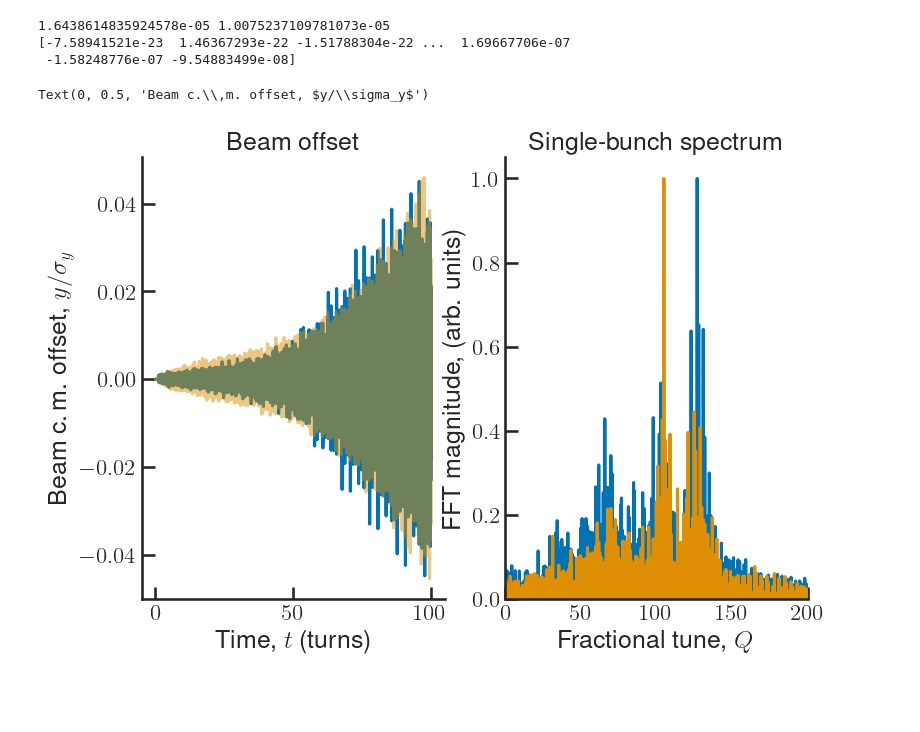
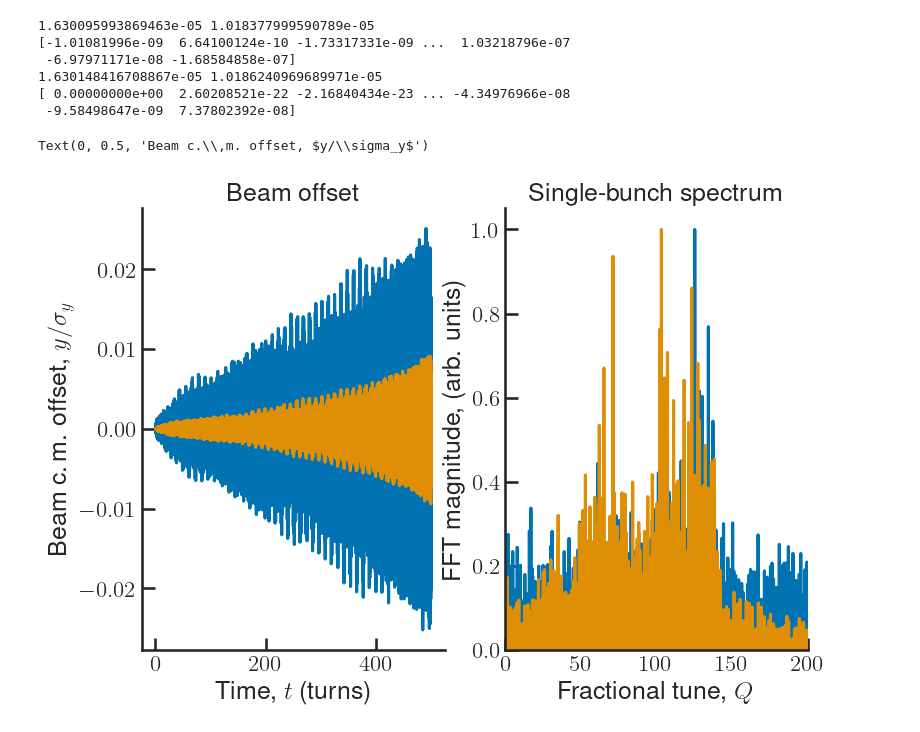
Before and after one commit to gubaidulinvadim/bii_tracking, a Jupyter notebook: notebooks/pyht_vs_mbtrack2.ipynb, the cells around one changed output. Cells and saved outputs as stored; diff of their text form; code cells hidden in the pictures; blank space fills up the shorter version.

```diff
--- a/notebooks/pyht_vs_mbtrack2.ipynb
+++ b/notebooks/pyht_vs_mbtrack2.ipynb
@@ -6,8 +6,10 @@ sys.path.append('../')
 import h5py as hp
 import numpy as np
 import matplotlib.pyplot as plt
-def plot_mbtrack2(ax, ax_fft):
-    f = hp.File('beam_monitor.hdf5')
+def plot_mbtrack2(ax, ax_fft, filename='../data/test/beam_monitor.hdf5'):
+    f = hp.File(filename)
+    # f = hp.File('../data/test/beam_monitor.hdf5')
+
     mean_y = f['Beam']['mean'][2,:,:].flatten(order='F')
     sigma_y = f['Beam']['std'][2,:,:].flatten(order='F')
     sigma_x = f['Beam']['std'][0,:,:].flatten(order='F')
@@ -49,21 +51,32 @@ def plot_pyht(ax, ax_fft):
 # %%
 %matplotlib inline
 fig, (ax, ax_fft) = plt.subplots(1, 2)
-plot_mbtrack2(ax, ax_fft)
-plot_pyht(ax, ax_fft)
+I=500
+
+plot_mbtrack2(ax, ax_fft, filename='../src/simulation/beam_monitor(Ib=500mA,n_macroparticles=5.0e+03,n_turns=500,n_gaps=4,gap_length=1,n_segments=1,charge_var=0,smooth=True,average_pressure=3.9e+12).hdf5')
+plot_mbtrack2(ax, ax_fft, filename='../src/simulation/beam_monitor(Ib=500mA,n_macroparticles=5.0e+03,n_turns=500,n_gaps=4,gap_length=1,n_segments=1,charge_var=0,smooth=True,average_pressure=3.9e+12,sr=False).hdf5')
+
+# plot_mbtrack2(ax, ax_fft)
+
+# plot_pyht(ax, ax_fft)
 ax_fft.set_xlabel('Fractional tune, $Q$')
 ax_fft.set_ylabel('FFT magnitude, (arb. units)')
 ax_fft.title.set_text('Single-bunch spectrum')
 ax_fft.set_ylim(0, )
 ax_fft.set_xlim(0, 200)
+# ax.set_xlim(0, 100)
+# ax.set_ylim(-.05, .05)
 
 ax.title.set_text('Beam offset')
 ax.set_xlabel('Time, $t$ (turns)')
 ax.set_ylabel('Beam c.\,m. offset, $y/\sigma_y$')
 # plt.figlegend(loc='center right')
 # %% [output]
-1.6438614835924578e-05 1.0075237109781073e-05
-[-7.58941521e-23  1.46367293e-22 -1.51788304e-22 ...  1.69667706e-07
- -1.58248776e-07 -9.54883499e-08]
+1.630095993869463e-05 1.018377999590789e-05
+[-1.01081996e-09  6.64100124e-10 -1.73317331e-09 ...  1.03218796e-07
+ -6.97971171e-08 -1.68584858e-07]
+1.630148416708867e-05 1.0186240969689971e-05
+[ 0.00000000e+00  2.60208521e-22 -2.16840434e-23 ... -4.34976966e-08
+ -9.58498647e-09  7.37802392e-08]
 Text(0, 0.5, 'Beam c.\\,m. offset, $y/\\sigma_y$')
-[figure, old version]
+[figure, new version]
```
Also changed, not shown: parts of 2 cells of this notebook, 18 other files.
